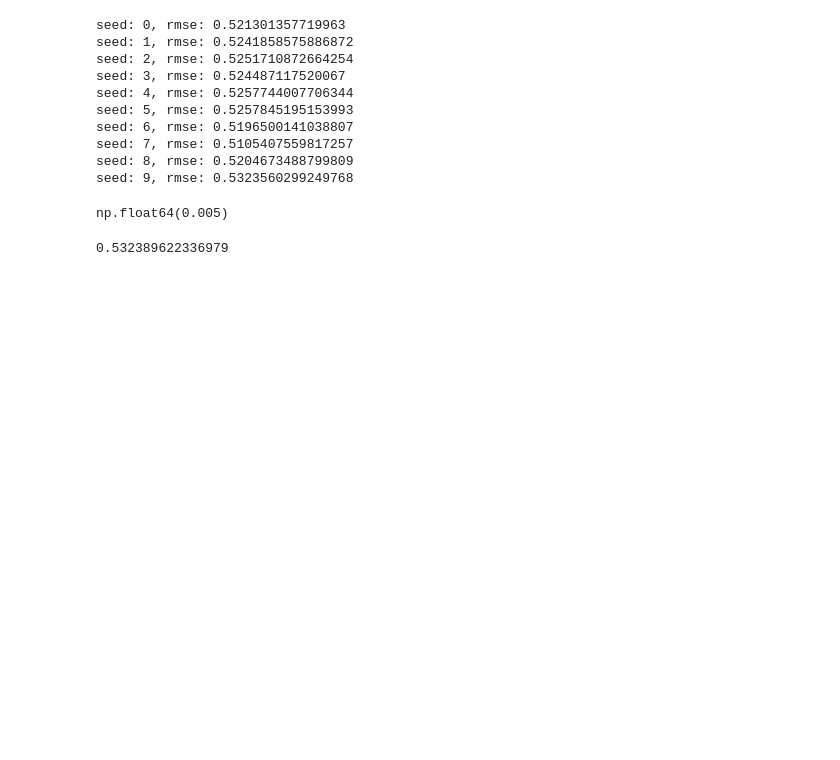
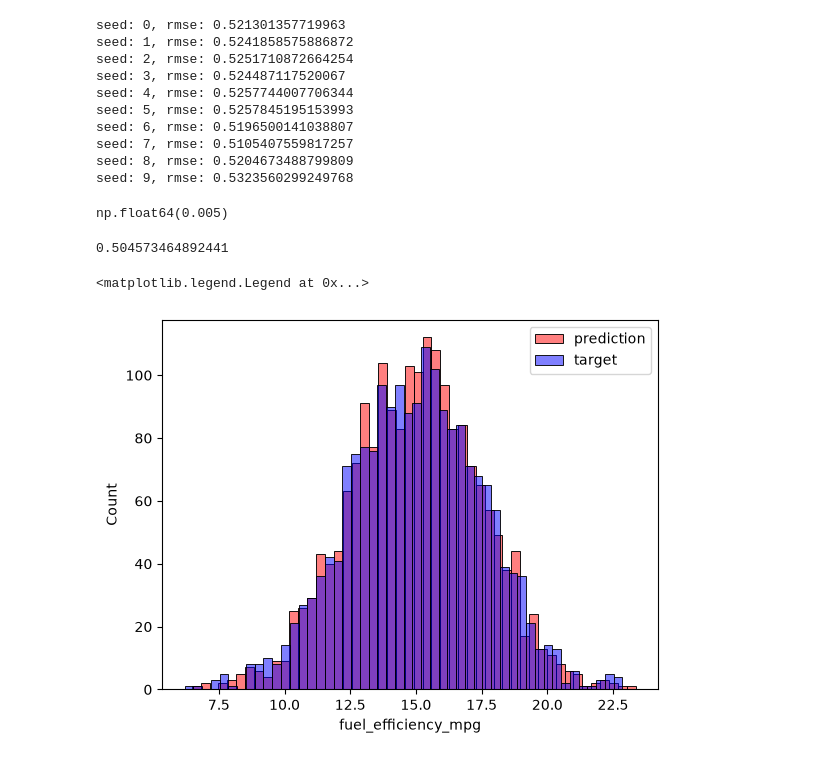
Before and after one commit to keonyoung00/ML-zoomcamp, a Jupyter notebook: 02-regression/homework.ipynb, the cells around one changed output. Drawn from its saved outputs; the diff is of its cells as text; code cells hidden in the pictures; blank space fills up the shorter version.

```diff
--- a/02-regression/homework.ipynb
+++ b/02-regression/homework.ipynb
@@ -254,11 +254,20 @@ del df_train['fuel_efficiency_mpg']
 del df_val['fuel_efficiency_mpg']
 del df_test['fuel_efficiency_mpg']
 
-X_train = prepare_df_fill_0(df_train)
-w0, w = train_linear_regression_reg(X_train, y_train, r=0.001)
+df_full_train = pd.concat([df_train, df_val])
+X_full_train = prepare_df_fill_0(df_full_train)
+y_full_train = np.concat([y_train, y_val])
+w0, w = train_linear_regression_reg(X_full_train, y_full_train, r=0.001)
 
-X_val = prepare_df_fill_0(df_val)
-y_pred = w0 + X_val.dot(w)
-print(rmse(y_val, y_pred))
+X_test = prepare_df_fill_0(df_test)
+y_pred = w0 + X_test.dot(w)
+print(rmse(y_test, y_pred))
 # %% [output]
-0.532389622336979
+0.504573464892441
+# %%
+sns.histplot(y_pred, label='prediction', color='red', alpha=0.5, bins=50)
+sns.histplot(y_test, label='target', color='blue',  alpha=0.5, bins=50)
+plt.legend()
+# %% [output]
+<matplotlib.legend.Legend at 0x...>
+[figure, added]
```
Also changed, not shown: 1 other file.
